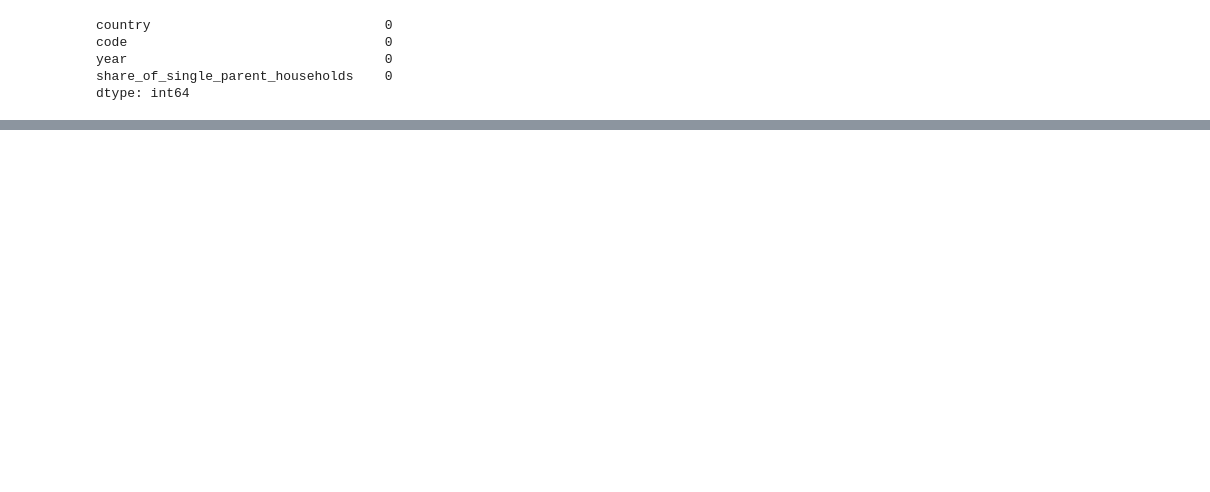
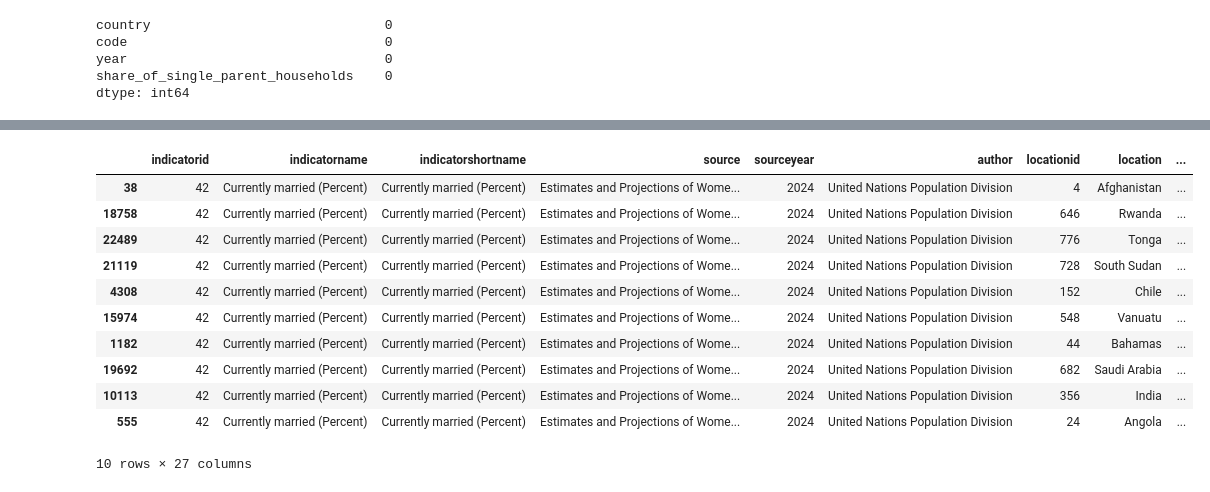
Before and after one commit to YkslB/marriage_statistics, a Jupyter notebook: scripts/Cleaning.ipynb, the cells around one changed output, grey strips where cells are left out. Cells and saved outputs as stored; diff of their text form; code cells hidden in the pictures; blank space fills up the shorter version.

```diff
--- a/scripts/Cleaning.ipynb
+++ b/scripts/Cleaning.ipynb
@@ -315,0 +406,20 @@ df_8.sample(5)
+# %%
+df_9.columns = df_9.columns.str.lower() \
+    .str.replace(' ', '') \
+    .str.replace('(', '') \
+    .str.replace(')', '') \
+    .str.replace('[^0-9a-zA-Z_]', '', regex=True)
+df_9.sample(10)
+# %% [output]
+|  | indicatorid | indicatorname | indicatorshortname | source | sourceyear | author | locationid | location | ... |
+| 38 | 42 | Currently married (Percent) | Currently married (Percent) | Estimates and Projections of Wome... | 2024 | United Nations Population Division | 4 | Afghanistan | ... |
+| 18758 | 42 | Currently married (Percent) | Currently married (Percent) | Estimates and Projections of Wome... | 2024 | United Nations Population Division | 646 | Rwanda | ... |
+| 22489 | 42 | Currently married (Percent) | Currently married (Percent) | Estimates and Projections of Wome... | 2024 | United Nations Population Division | 776 | Tonga | ... |
+| 21119 | 42 | Currently married (Percent) | Currently married (Percent) | Estimates and Projections of Wome... | 2024 | United Nations Population Division | 728 | South Sudan | ... |
+| 4308 | 42 | Currently married (Percent) | Currently married (Percent) | Estimates and Projections of Wome... | 2024 | United Nations Population Division | 152 | Chile | ... |
+| 15974 | 42 | Currently married (Percent) | Currently married (Percent) | Estimates and Projections of Wome... | 2024 | United Nations Population Division | 548 | Vanuatu | ... |
+| 1182 | 42 | Currently married (Percent) | Currently married (Percent) | Estimates and Projections of Wome... | 2024 | United Nations Population Division | 44 | Bahamas | ... |
+| 19692 | 42 | Currently married (Percent) | Currently married (Percent) | Estimates and Projections of Wome... | 2024 | United Nations Population Division | 682 | Saudi Arabia | ... |
+| 10113 | 42 | Currently married (Percent) | Currently married (Percent) | Estimates and Projections of Wome... | 2024 | United Nations Population Division | 356 | India | ... |
+| 555 | 42 | Currently married (Percent) | Currently married (Percent) | Estimates and Projections of Wome... | 2024 | United Nations Population Division | 24 | Angola | ... |
+10 rows × 27 columns
```
Also changed, not shown: parts of 25 cells of this notebook, 12 other files.
